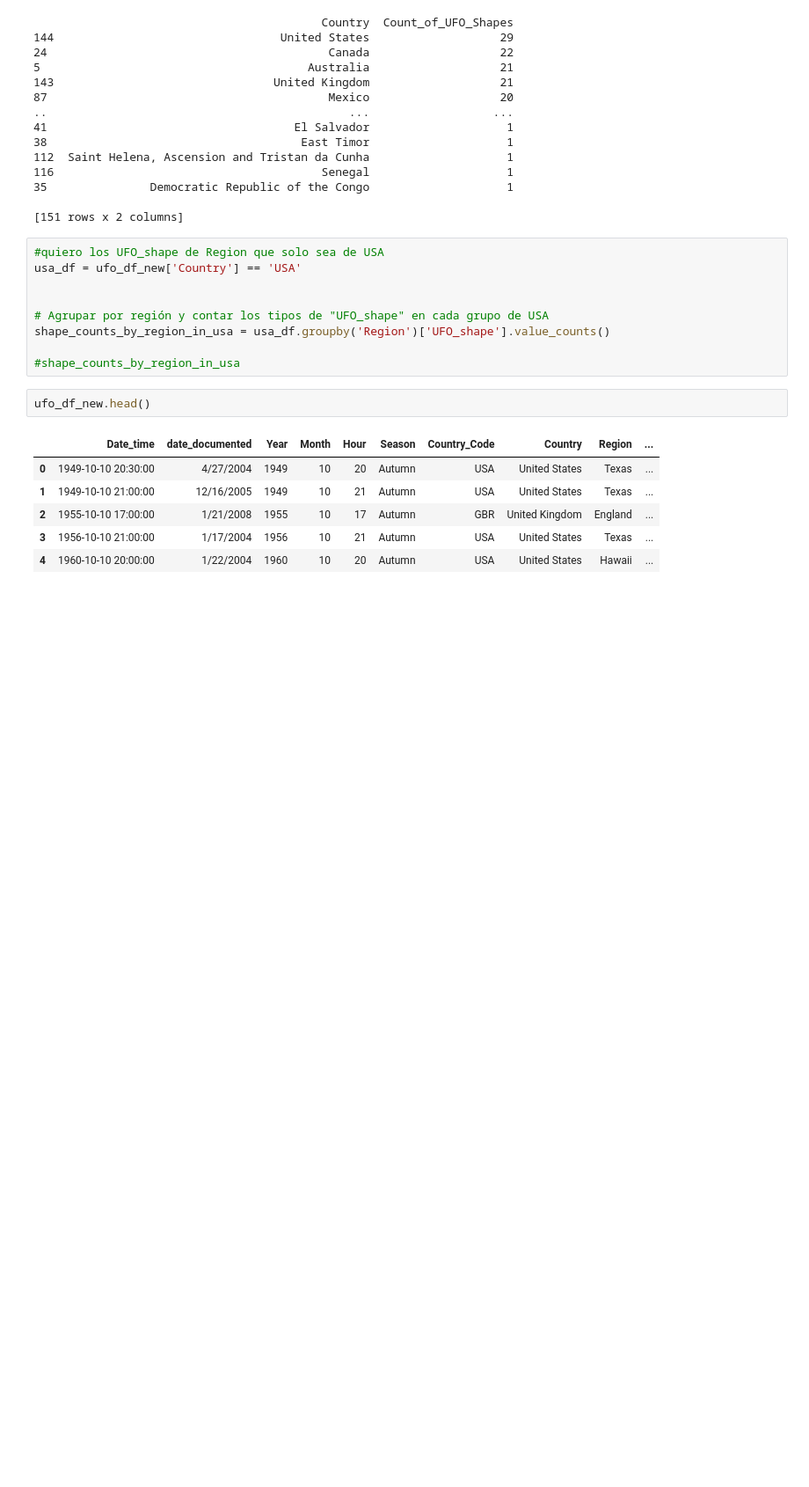
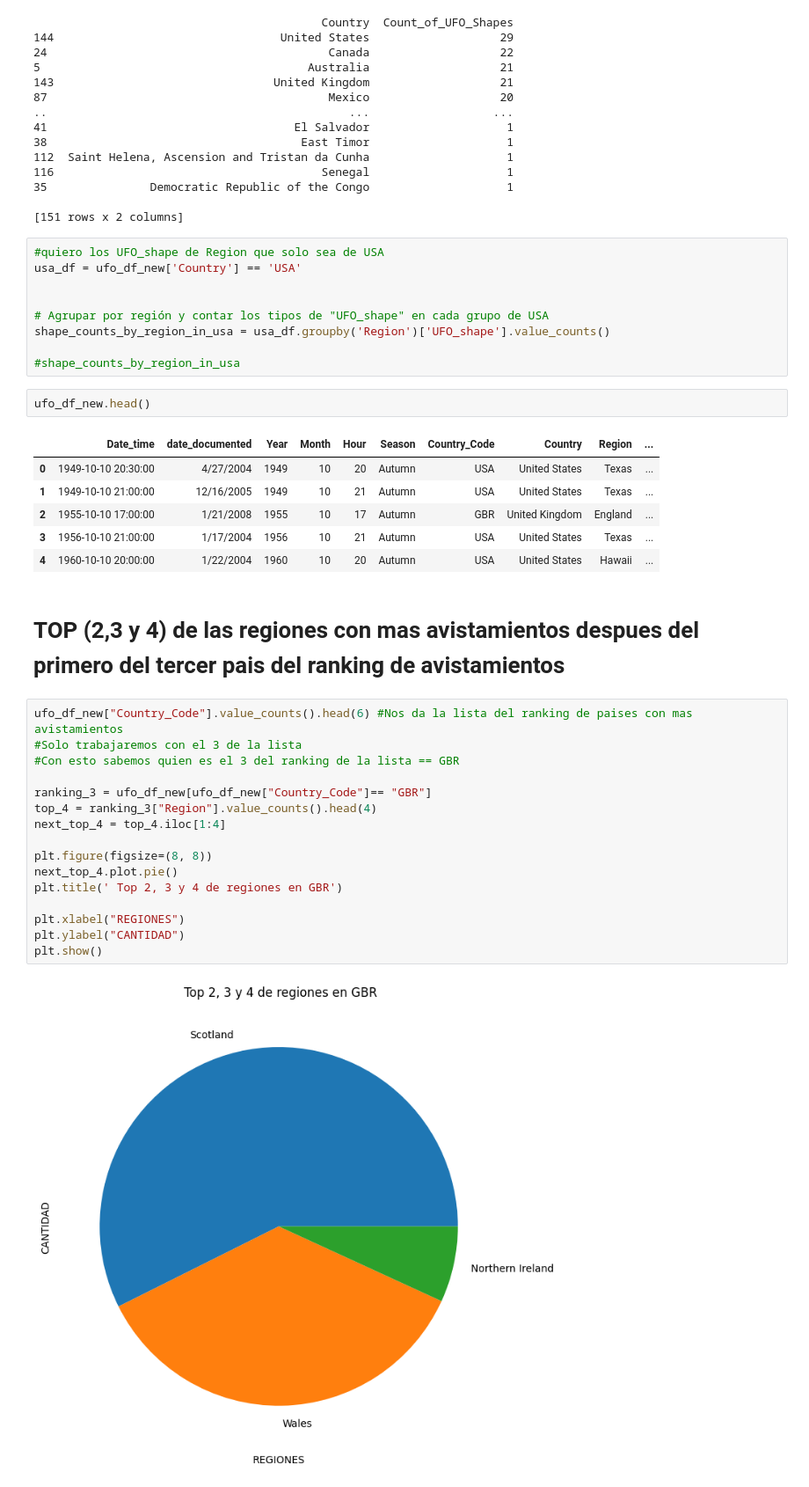
Before and after one commit to awchacon/first_project, a Jupyter notebook: first_project.ipynb, the cells around one changed output. Shown at 88% size. Saved outputs shown, nothing was run; the diff lists cells and outputs as text; blank space fills up the shorter version.

```diff
--- a/first_project.ipynb
+++ b/first_project.ipynb
@@ -437,3 +437,23 @@ ufo_df_new.head()
 | 2 | 1955-10-10 17:00:00 | 1/21/2008 | 1955 | 10 | 17 | Autumn | GBR | United Kingdom | England | ... |
 | 3 | 1956-10-10 21:00:00 | 1/17/2004 | 1956 | 10 | 21 | Autumn | USA | United States | Texas | ... |
 | 4 | 1960-10-10 20:00:00 | 1/22/2004 | 1960 | 10 | 20 | Autumn | USA | United States | Hawaii | ... |
+# %% [markdown]
+# TOP (2,3 y 4) de las regiones con mas avistamientos despues del primero del tercer pais del ranking de avistamientos
+# %%
+ufo_df_new["Country_Code"].value_counts().head(6) #Nos da la lista del ranking de paises con mas avistamientos
+#Solo trabajaremos con el 3 de la lista
+#Con esto sabemos quien es el 3 del ranking de la lista == GBR
+
+ranking_3 = ufo_df_new[ufo_df_new["Country_Code"]== "GBR"]
+top_4 = ranking_3["Region"].value_counts().head(4)
+next_top_4 = top_4.iloc[1:4]
+
+plt.figure(figsize=(8, 8))
+next_top_4.plot.pie()
+plt.title(' Top 2, 3 y 4 de regiones en GBR')
+
+plt.xlabel("REGIONES")
+plt.ylabel("CANTIDAD")
+plt.show()
+# %% [output]
+[figure, added]
```
Also changed, not shown: parts of 3 cells of this notebook.
